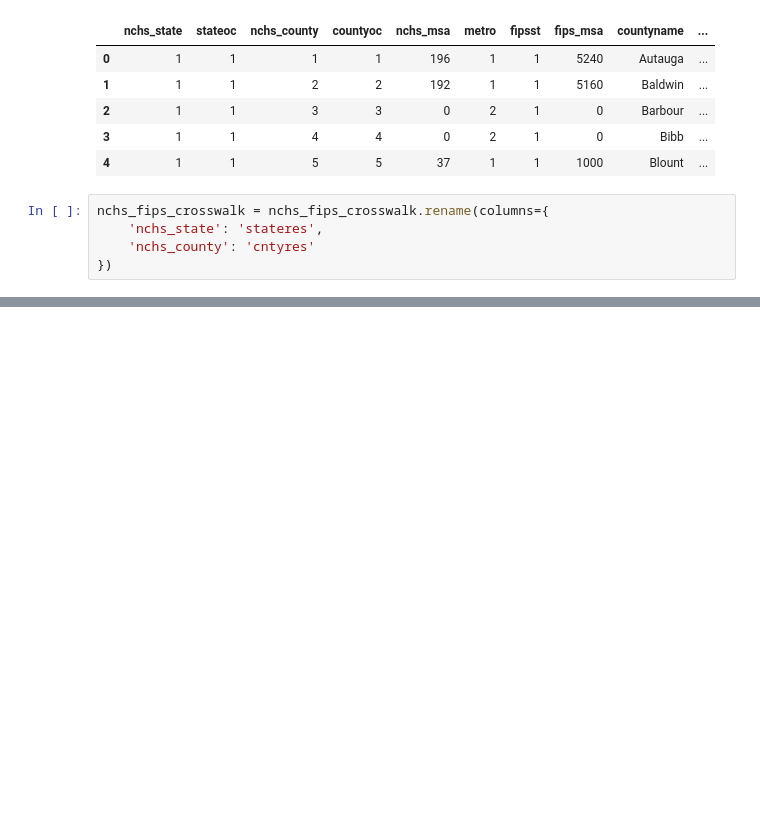
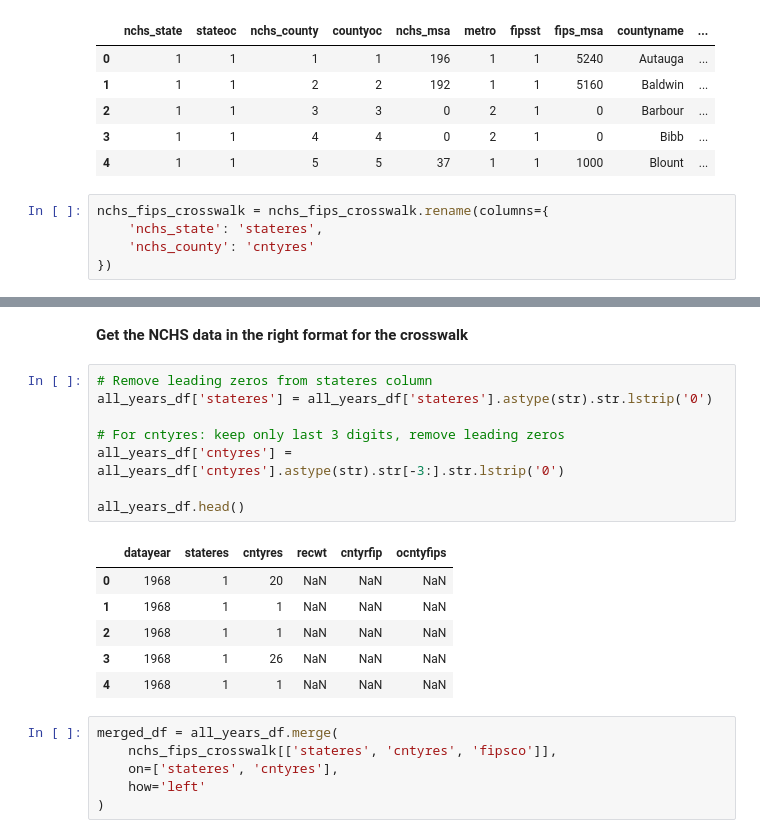
Before and after one commit to elizagoler/RecessionFertility, a Jupyter notebook: source/derived/county_gfrs/explore_natality.ipynb, the cells around one changed output, grey strips where cells are left out. Cells and saved outputs as stored; diff of their text form; blank space fills up the shorter version.

```diff
--- a/source/derived/county_gfrs/explore_natality.ipynb
+++ b/source/derived/county_gfrs/explore_natality.ipynb
@@ -115,0 +143,23 @@ all_years_df.dtypes
+# %% [markdown]
+**Get the NCHS data in the right format for the crosswalk**
+# %%
+# Remove leading zeros from stateres column
+all_years_df['stateres'] = all_years_df['stateres'].astype(str).str.lstrip('0')
+
+# For cntyres: keep only last 3 digits, remove leading zeros
+all_years_df['cntyres'] = all_years_df['cntyres'].astype(str).str[-3:].str.lstrip('0')
+
+all_years_df.head()
+# %% [output]
+|  | datayear | stateres | cntyres | recwt | cntyrfip | ocntyfips |
+| 0 | 1968 | 1 | 20 | NaN | NaN | NaN |
+| 1 | 1968 | 1 | 1 | NaN | NaN | NaN |
+| 2 | 1968 | 1 | 1 | NaN | NaN | NaN |
+| 3 | 1968 | 1 | 26 | NaN | NaN | NaN |
+| 4 | 1968 | 1 | 1 | NaN | NaN | NaN |
+# %%
+merged_df = all_years_df.merge(
+    nchs_fips_crosswalk[['stateres', 'cntyres', 'fipsco']],
+    on=['stateres', 'cntyres'],
+    how='left'
+)
```
Also changed, not shown: parts of 32 cells of this notebook, 1 other file.
